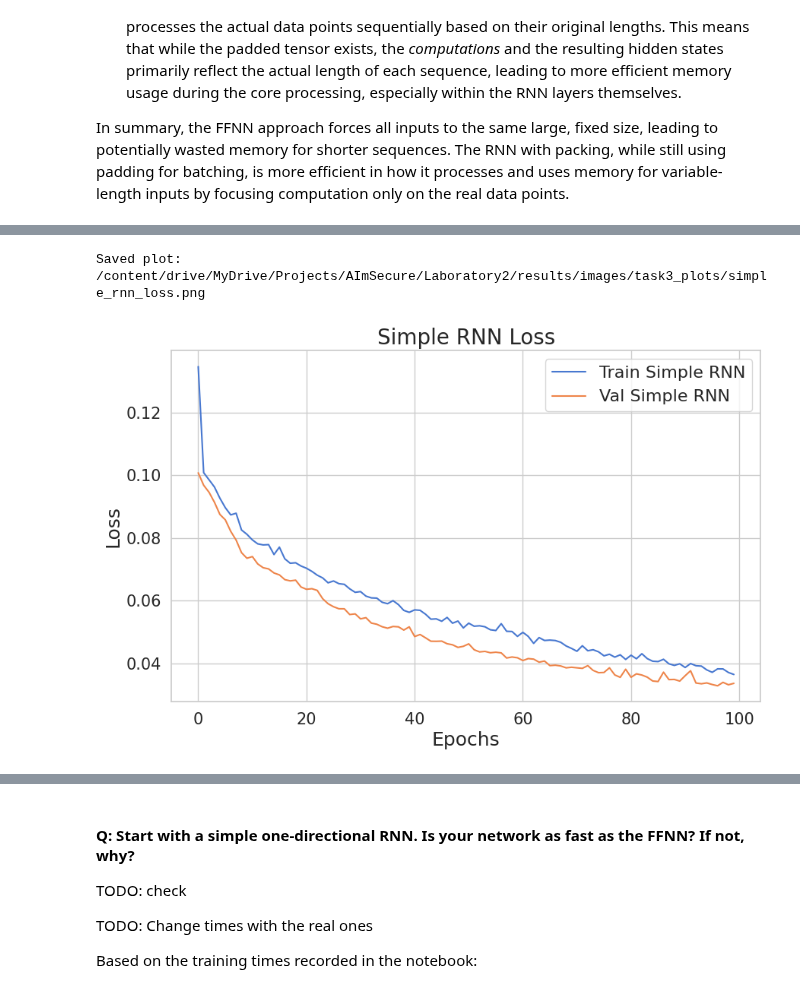
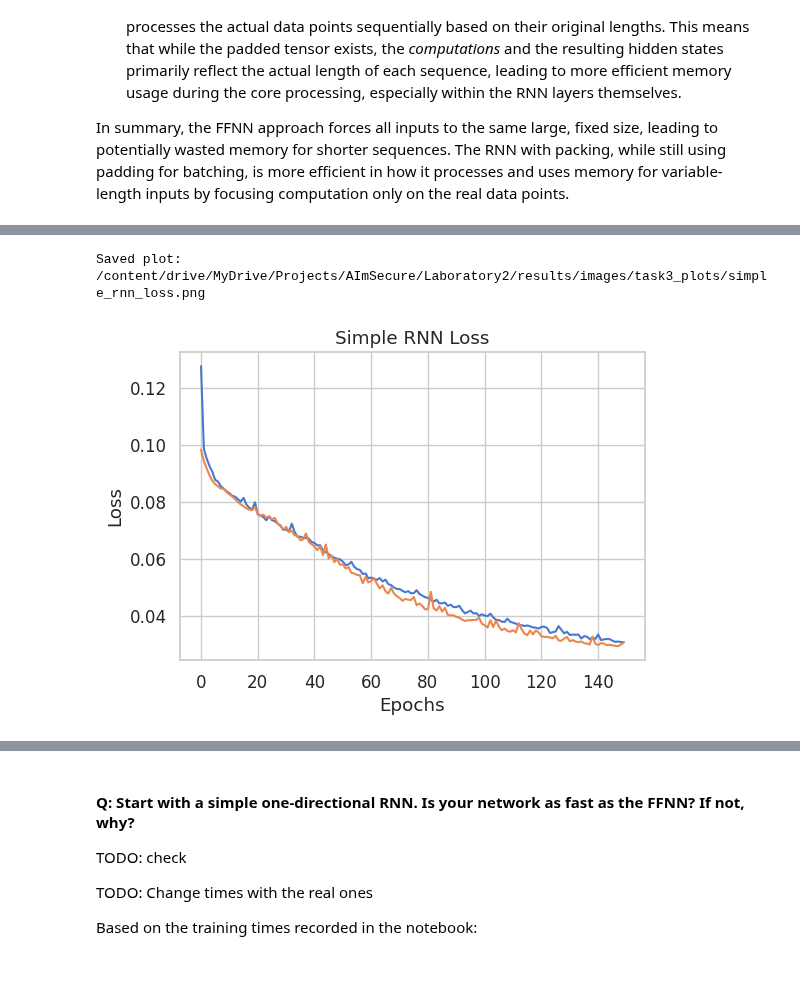
Before and after one commit to AImSecure/Laboratory2, a Jupyter notebook: lab/notebooks/Lab2_FFNN_RNN_GNN.ipynb, the cells around one changed output, grey strips where cells are left out. Saved outputs shown, nothing was run; the diff lists cells and outputs as text; code cells hidden in the pictures.

Commit message:
Task3 and plots

```diff
--- a/lab/notebooks/Lab2_FFNN_RNN_GNN.ipynb
+++ b/lab/notebooks/Lab2_FFNN_RNN_GNN.ipynb
@@ -1202,12 +1202,12 @@ weighted avg     0.9315    0.9608    0.9440      3265
 # --- Initialize model, loss, optimizer ---
 
 seq_len = X_train.shape[1]
-hidden_dims = [128, 64, 32]           # 3-layer FFNN
+hidden_dims = [128, 64, 64]           # 3-layer FFNN
 dropout_rates = [0.5, 0.5, 0.0]       # no dropout on 2nd layer
 batchnorm_flags = [True, False, True] # use BN only on 1st and 3rd
 
 vocab_size = len(api_to_id)  # Include padding token
-embedding_dim = 16           # Hyperparameter to tune (e.g., 8, 16, 32)
+embedding_dim = 32           # Hyperparameter to tune (e.g., 8, 16, 32)
 
 # Initialize early stopping parameters
 min_delta = 0.00001
@@ -1228,8 +1228,8 @@ model_emb = MalwareFFNN(
 pos_weight = compute_pos_weight(y_train_split)
 
 criterion = nn.BCEWithLogitsLoss(pos_weight=pos_weight) # combines sigmoid + BCE
-optimizer = optim.AdamW(model_emb.parameters(), lr=0.0005)
-epochs = 100
+optimizer = optim.AdamW(model_emb.parameters(), lr=0.00002)
+epochs = 150
 
 # Train the model (capture elapsed time)
 model_emb, train_loss_emb, val_loss_emb, elapsed_emb = train_model(
@@ -1318,7 +1320,7 @@ device = torch.device('cuda' if torch.cuda.is_available() else 'cpu')
 
 # Use fewer epochs when running on CPU to avoid extremely long runs
 if torch.cuda.is_available():
-    num_epochs = 100
+    num_epochs = 150
 else:
     num_epochs = 15
 
@@ -1570,7 +1572,7 @@ In summary, the FFNN approach forces all inputs to the same large, fixed size, l
 # --- Variation 1: Simple one-directional RNN (nn.RNN) ---
 
 class SimpleRNNClassifier(nn.Module):
-    def __init__(self, input_size, vocab_size, hidden_size=128, num_layers=2, num_classes=2, embed_dim=32, bidirectional=False, padding=0, dropout=0.25):
+    def __init__(self, vocab_size, embed_dim=32, hidden_size=128, num_layers=2, num_classes=1, bidirectional=False, padding=0, dropout=0.25):
         super(SimpleRNNClassifier, self).__init__()
 
         # Embedding layer: Maps vocabulary indices (integers) to dense vectors (embeddings).
@@ -1578,7 +1580,7 @@ class SimpleRNNClassifier(nn.Module):
         self.embedding = nn.Embedding(vocab_size, embedding_dim=embed_dim, padding_idx=padding)
 
         # Simple RNN layer: Processes the embedded sequences.
-        self.rnn = nn.RNN(input_size=input_size, hidden_size=hidden_size, num_layers=num_layers,
+        self.rnn = nn.RNN(input_size=embed_dim, hidden_size=hidden_size, num_layers=num_layers,
                           batch_first=True, nonlinearity='tanh', bidirectional=bidirectional)
 
         self.bidirectional = bidirectional
@@ -1678,22 +1679,20 @@ Simple RNN training time: 00:05:28 — 328.41 seconds
 # %%
 # --- Plot loss curves ---
 
-plt.figure(figsize=(10, 6))
+plt.figure(figsize=(6, 4))
 plt.plot(history_simple['train_loss'], label='Train Simple RNN')
 plt.plot(history_simple['val_loss'], label='Val Simple RNN')
-plt.title('Simple RNN Loss', fontsize=20)
-plt.xlabel('Epochs', fontsize=18)
-plt.ylabel('Loss', fontsize=18)
-plt.legend(fontsize=16)
-plt.tick_params(axis='both', which='major', labelsize=15)
+plt.title('Simple RNN Loss')
+plt.xlabel('Epochs')
+plt.ylabel('Loss')
 
 # Save the plot to the specified path
 save_plot(plt.gcf(), 'simple_rnn_loss', save_dir)
 
 plt.show()
 # %% [output]
 Saved plot: /content/drive/MyDrive/Projects/AImSecure/Laboratory2/results/images/task3_plots/simple_rnn_loss.png
-[figure, old version]
+[figure, new version]
 # %%
 # --- Evaluate validation set and print classification reports ---
 
```
Also changed, not shown: parts of 35 cells of this notebook.
